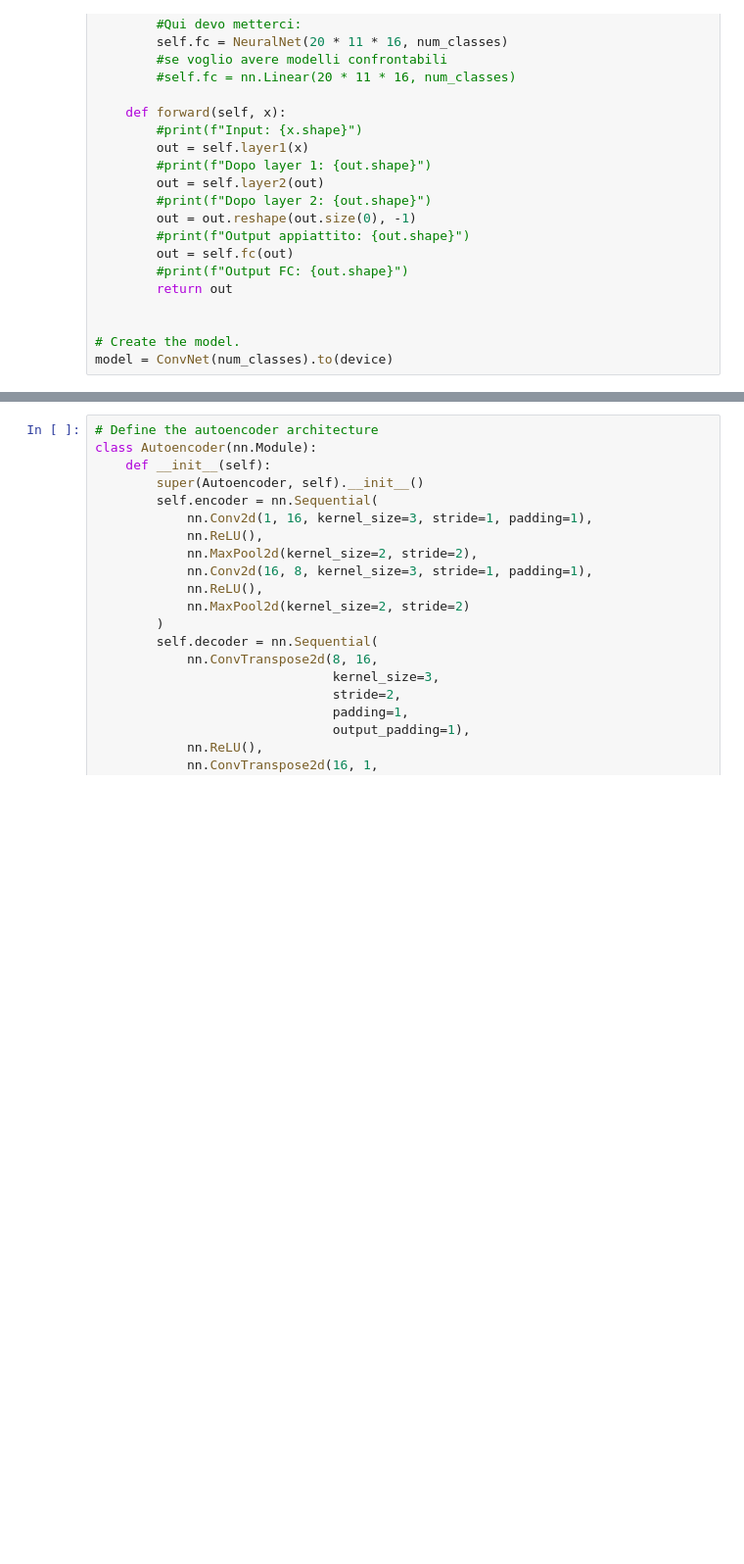
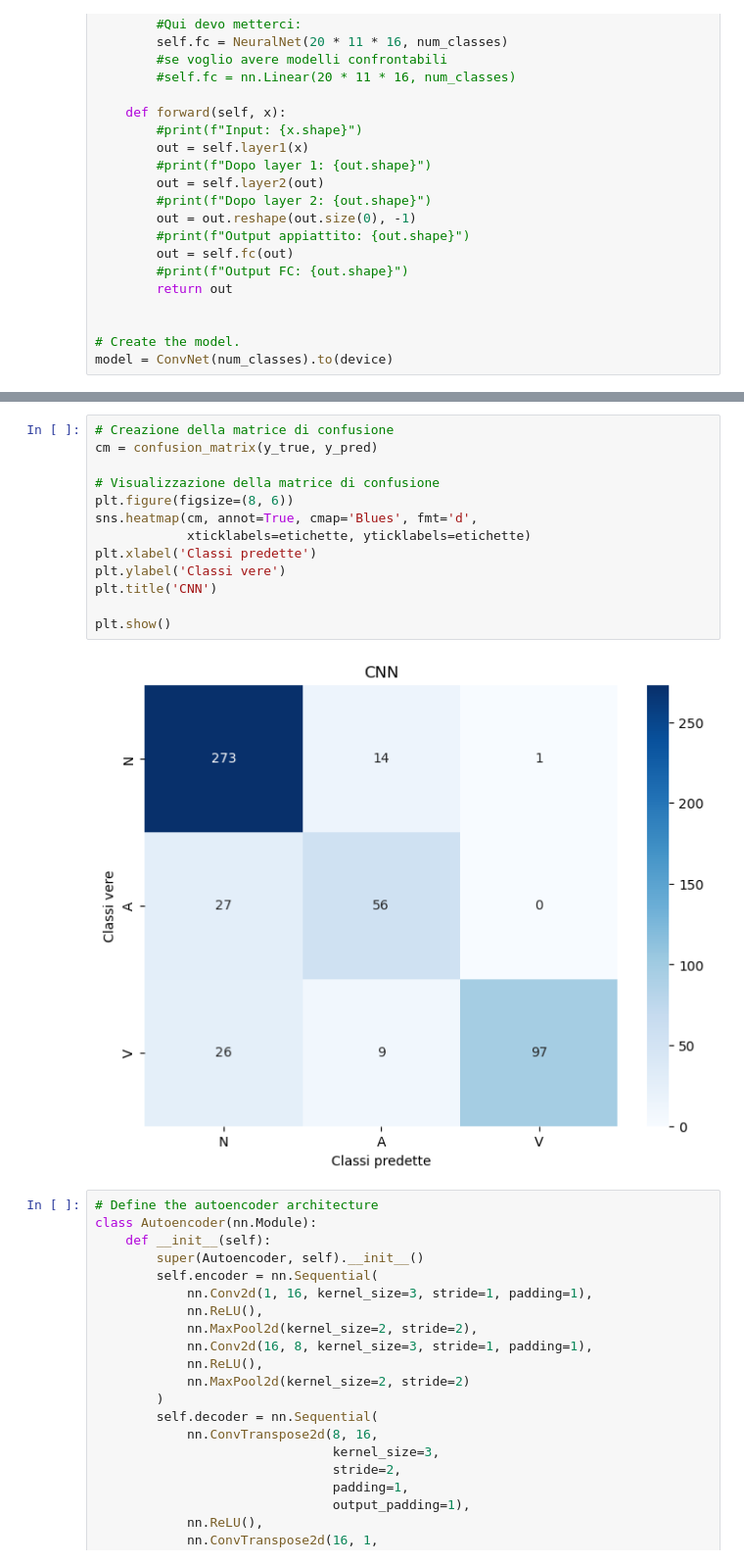
Before and after one commit to Zack9961/MIT-BIH-Database-Classification-using-CNN-and-Generated-ECG-Images, a Jupyter notebook: cnn_mitbih_classification.ipynb, the cells around one changed output, grey strips where cells are left out. Shown at 98% size. Cells and saved outputs as stored; diff of their text form; blank space fills up the shorter version.

Commit message:
Aggiunte matrici di confusione

```diff
--- a/cnn_mitbih_classification.ipynb
+++ b/cnn_mitbih_classification.ipynb
@@ -208,3 +229,18 @@ weighted avg       0.85      0.85      0.85       503
+# %%
+# Creazione della matrice di confusione
+cm = confusion_matrix(y_true, y_pred)
+
+# Visualizzazione della matrice di confusione
+plt.figure(figsize=(8, 6))
+sns.heatmap(cm, annot=True, cmap='Blues', fmt='d',
+            xticklabels=etichette, yticklabels=etichette)
+plt.xlabel('Classi predette')
+plt.ylabel('Classi vere')
+plt.title('CNN')
+
+plt.show()
+# %% [output]
+[figure, added]
 # %%
 # Define the autoencoder architecture
 class Autoencoder(nn.Module):
```
Also changed, not shown: parts of 11 cells of this notebook, 10 other files.
